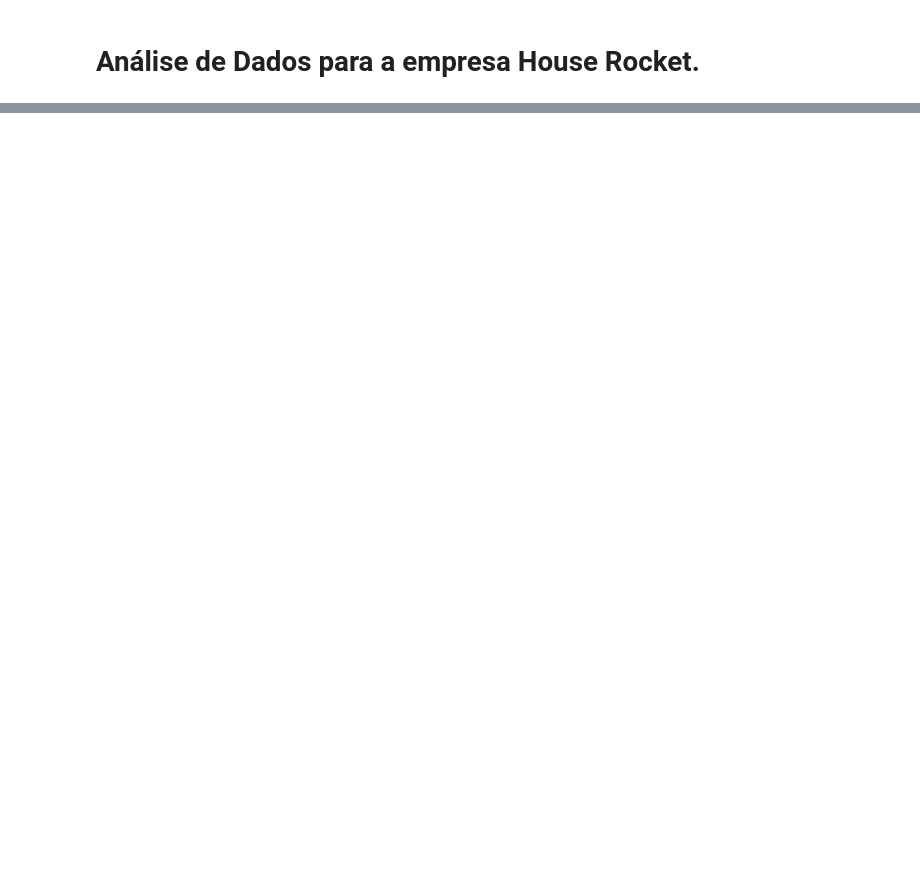
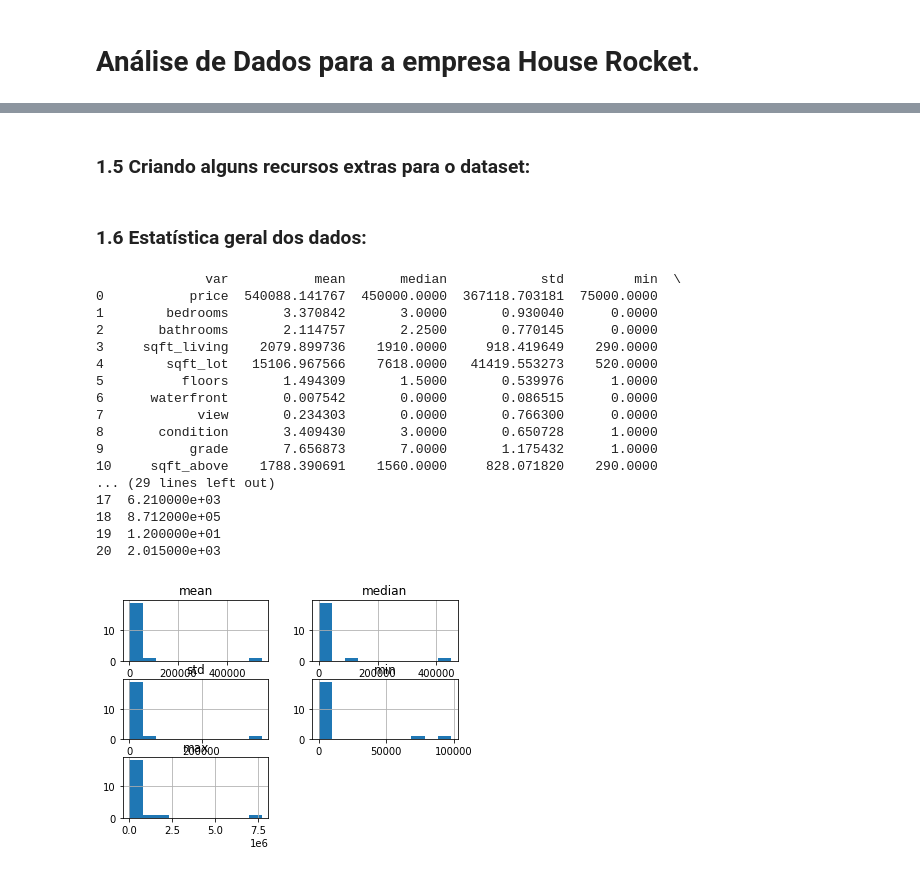
Before and after one commit to andradearthurf/python-data-analysis, a Jupyter notebook: cases/data_analisys_HouseRocket.ipynb, the cells around one changed output, grey strips where cells are left out. Saved outputs shown, nothing was run; the diff lists cells and outputs as text; code cells hidden in the pictures; blank space fills up the shorter version.

Commit message:
data analysis for House Rocket company

```diff
--- a/cases/data_analisys_HouseRocket.ipynb
+++ b/cases/data_analisys_HouseRocket.ipynb
@@ -56,0 +28,2 @@ plt.show()
+# %%
+dataFrame = pd.read_csv("../data/kc_house_data.csv")
@@ -56,0 +74,50 @@ plt.show()
+# %%
+dataFrame['date'] = pd.to_datetime(dataFrame['date'])
+# %% [markdown]
+### 1.5 Criando alguns recursos extras para o dataset:
+# %%
+dataFrame['mes'] = dataFrame['date'].dt.month
+dataFrame['ano'] = dataFrame['date'].dt.year
+# %% [markdown]
+### 1.6 Estatística geral dos dados:
+# %%
+# Incluindo apenas as variáveis numéricas:
+var_num = dataFrame.select_dtypes(include=['int64', 'float64'])
+
+# Deletando a coluna 'id', pois não é numérica:
+var_num = var_num.iloc[:, 1: ]
+# %%
+# Média e mediana:
+mean = pd.DataFrame(var_num.apply(np.mean)).T
+median = pd.DataFrame(var_num.apply(np.median)).T
+
+# Dispersão:
+std = pd.DataFrame(var_num.apply(np.std)).T
+min = pd.DataFrame(var_num.apply(np.min)).T
+max = pd.DataFrame(var_num.apply(np.max)).T
+
+# Concatenando as variáveis, a fim de gerar a tabela:
+tab = pd.concat([mean, median, std, min, max]).T.reset_index()
+
+tab.columns = ['var', 'mean', 'median', 'std', 'min', 'max']
+print(tab)
+tab.hist();
+# %% [output]
+              var           mean       median            std         min  \
+0           price  540088.141767  450000.0000  367118.703181  75000.0000
+1        bedrooms       3.370842       3.0000       0.930040      0.0000
+2       bathrooms       2.114757       2.2500       0.770145      0.0000
+3     sqft_living    2079.899736    1910.0000     918.419649    290.0000
+4        sqft_lot   15106.967566    7618.0000   41419.553273    520.0000
+5          floors       1.494309       1.5000       0.539976      1.0000
+6      waterfront       0.007542       0.0000       0.086515      0.0000
+7            view       0.234303       0.0000       0.766300      0.0000
+8       condition       3.409430       3.0000       0.650728      1.0000
+9           grade       7.656873       7.0000       1.175432      1.0000
+10     sqft_above    1788.390691    1560.0000     828.071820    290.0000
+... (29 lines left out)
+17  6.210000e+03
+18  8.712000e+05
+19  1.200000e+01
+20  2.015000e+03
+[figure, added]
```
Also changed, not shown: parts of 70 cells of this notebook.
